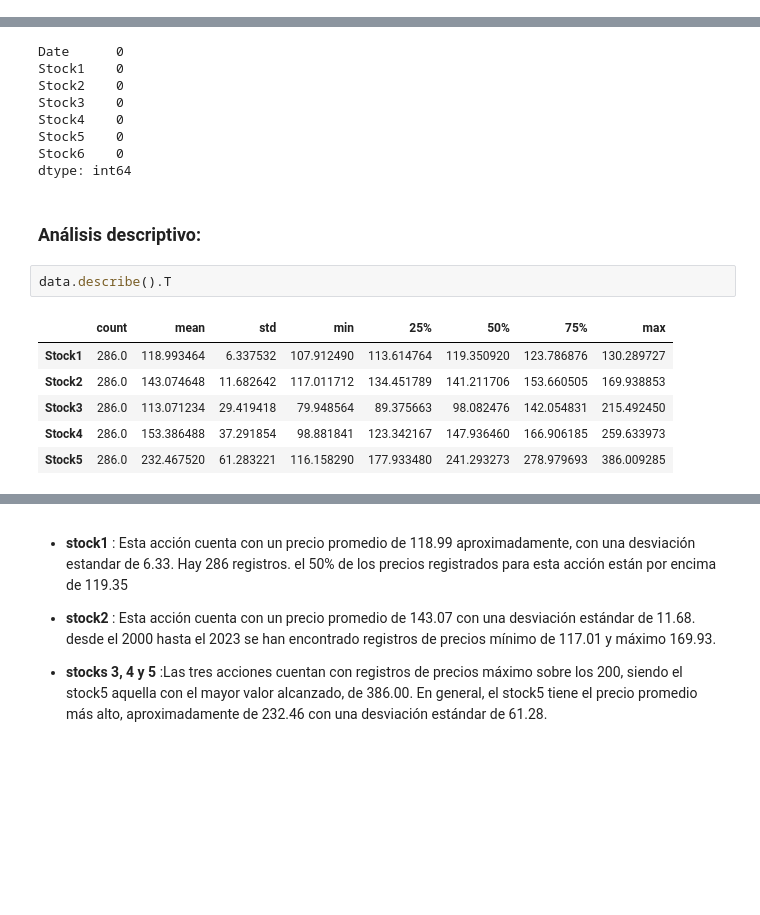
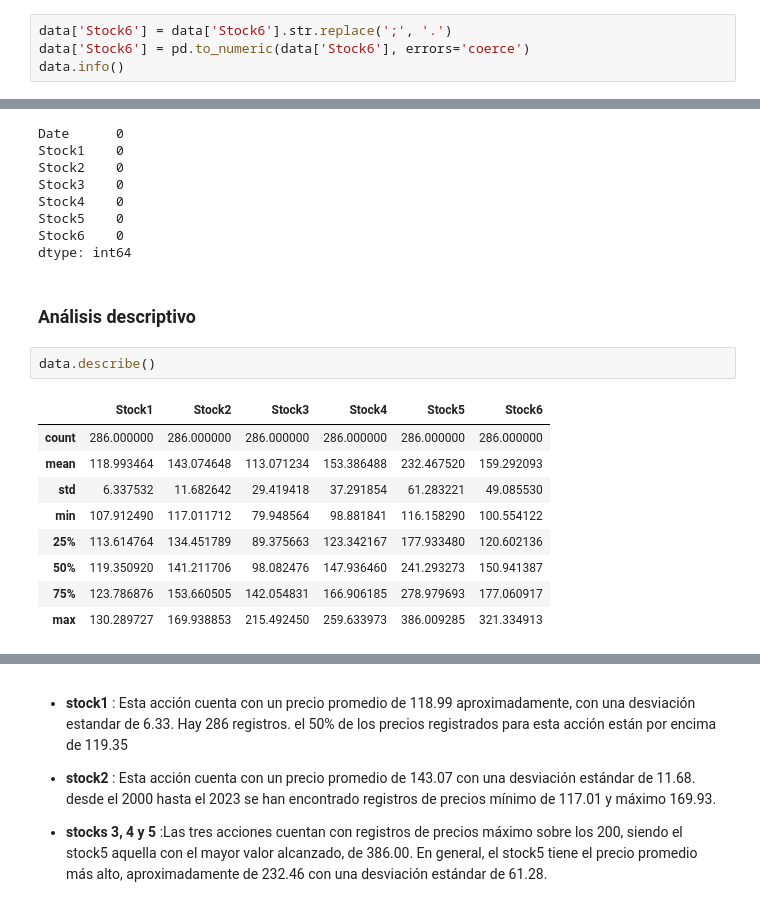
Before and after one commit to vanebertel/TALENTO_B_2024, a Jupyter notebook: _sources/notebooks.ipynb, the cells around one changed output, grey strips where cells are left out. Cells and saved outputs as stored; diff of their text form; blank space fills up the shorter version.

```diff
--- a/_sources/notebooks.ipynb
+++ b/_sources/notebooks.ipynb
@@ -44,0 +76,4 @@ Index(['Date', 'Stock1', 'Stock2', 'Stock3', 'Stock4', 'Stock5', 'Stock6'], dtyp
+# %%
+data['Stock6'] = data['Stock6'].str.replace(';', '.')
+data['Stock6'] = pd.to_numeric(data['Stock6'], errors='coerce')
+data.info()
@@ -126,13 +176,16 @@ Stock5    0
 Stock6    0
 dtype: int64
 # %% [markdown]
-### Análisis descriptivo:
+### Análisis descriptivo
 # %%
-data.describe().T
+data.describe()
 # %% [output]
-|  | count | mean | std | min | 25% | 50% | 75% | max |
-| Stock1 | 286.0 | 118.993464 | 6.337532 | 107.912490 | 113.614764 | 119.350920 | 123.786876 | 130.289727 |
-| Stock2 | 286.0 | 143.074648 | 11.682642 | 117.011712 | 134.451789 | 141.211706 | 153.660505 | 169.938853 |
-| Stock3 | 286.0 | 113.071234 | 29.419418 | 79.948564 | 89.375663 | 98.082476 | 142.054831 | 215.492450 |
-| Stock4 | 286.0 | 153.386488 | 37.291854 | 98.881841 | 123.342167 | 147.936460 | 166.906185 | 259.633973 |
-| Stock5 | 286.0 | 232.467520 | 61.283221 | 116.158290 | 177.933480 | 241.293273 | 278.979693 | 386.009285 |
+|  | Stock1 | Stock2 | Stock3 | Stock4 | Stock5 | Stock6 |
+| count | 286.000000 | 286.000000 | 286.000000 | 286.000000 | 286.000000 | 286.000000 |
+| mean | 118.993464 | 143.074648 | 113.071234 | 153.386488 | 232.467520 | 159.292093 |
+| std | 6.337532 | 11.682642 | 29.419418 | 37.291854 | 61.283221 | 49.085530 |
+| min | 107.912490 | 117.011712 | 79.948564 | 98.881841 | 116.158290 | 100.554122 |
+| 25% | 113.614764 | 134.451789 | 89.375663 | 123.342167 | 177.933480 | 120.602136 |
+| 50% | 119.350920 | 141.211706 | 98.082476 | 147.936460 | 241.293273 | 150.941387 |
+| 75% | 123.786876 | 153.660505 | 142.054831 | 166.906185 | 278.979693 | 177.060917 |
+| max | 130.289727 | 169.938853 | 215.492450 | 259.633973 | 386.009285 | 321.334913 |
```
Also changed, not shown: parts of 35 cells of this notebook, 16 other files.
